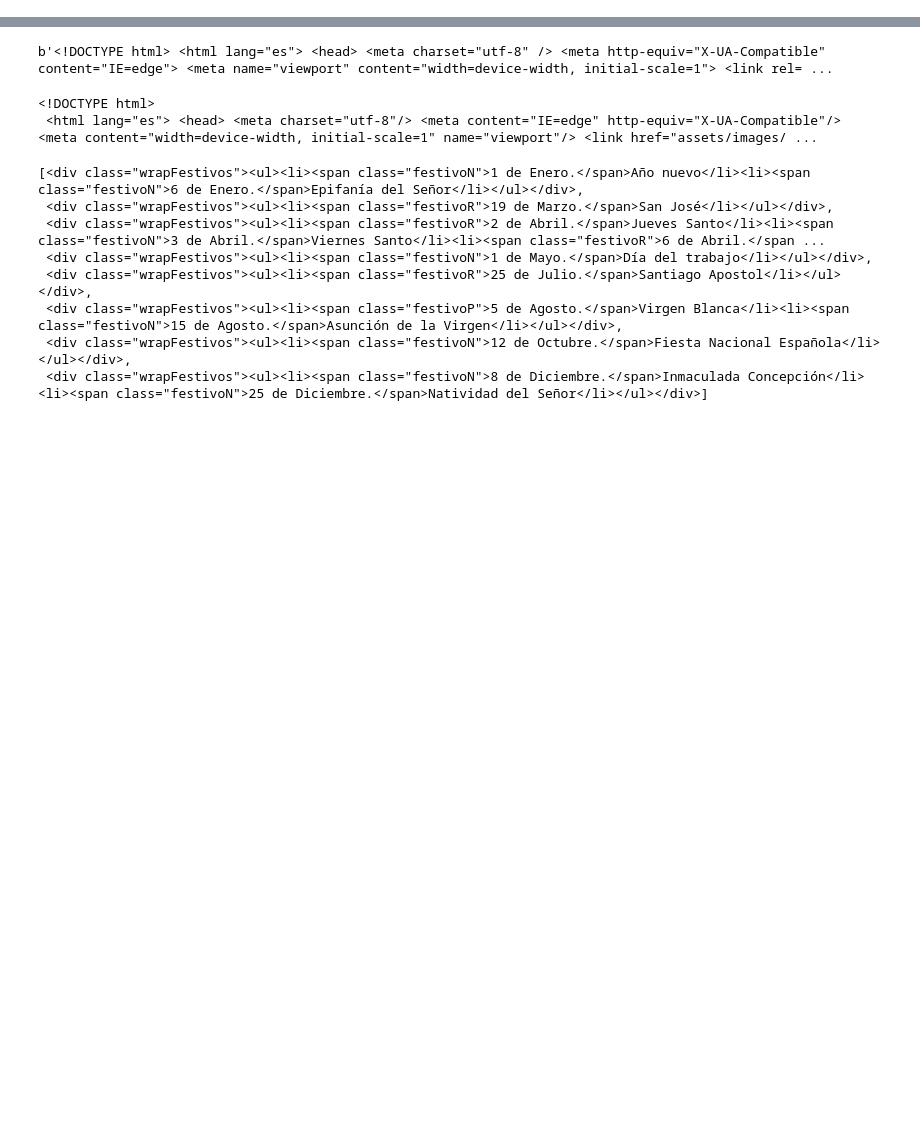
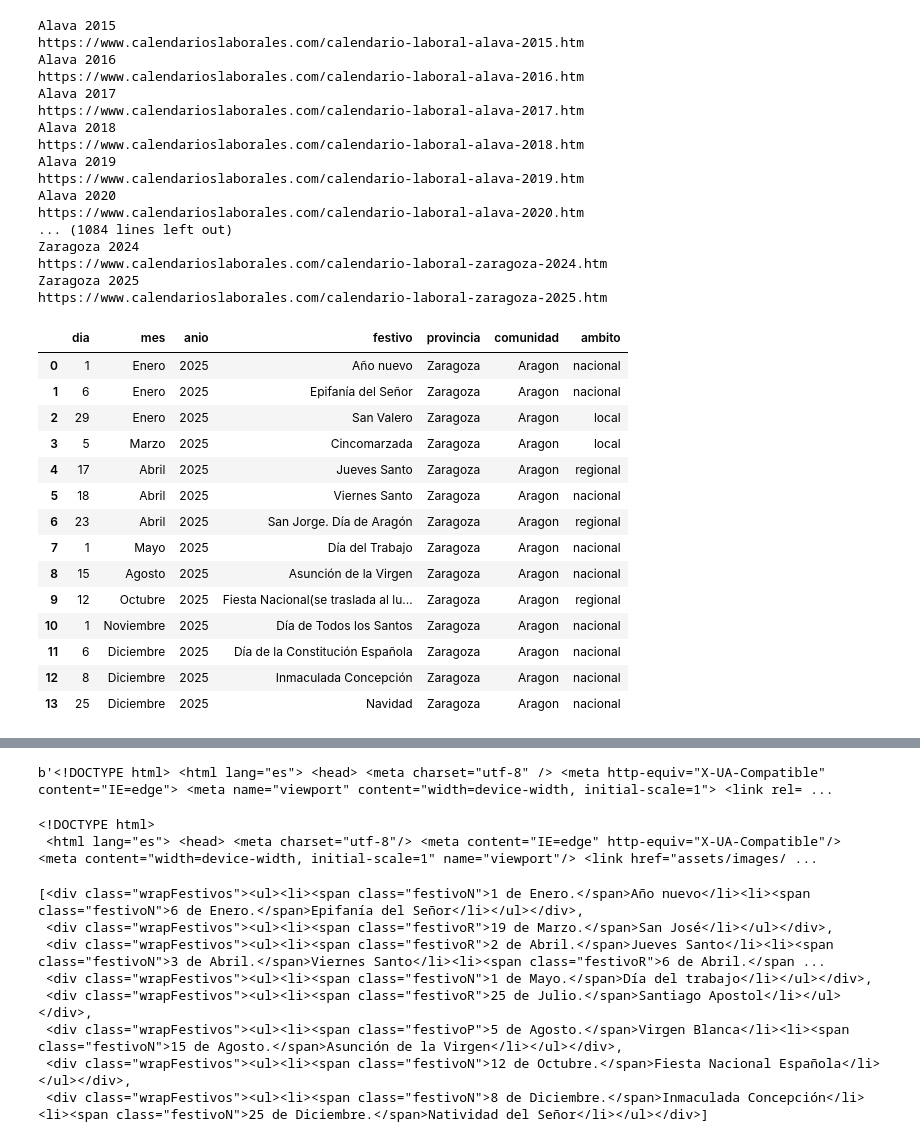
Before and after one commit to anapstl/ONLINE_DS_THEBRIDGE_course, a Jupyter notebook: wscrap_calendar.ipynb, the cells around one changed output, grey strips where cells are left out. Drawn from its saved outputs; the diff is of its cells as text; code cells hidden in the pictures; blank space fills up the shorter version.

Commit message:
wscrap_calendar

```diff
--- a/wscrap_calendar.ipynb
+++ b/wscrap_calendar.ipynb
@@ -32,9 +81,78 @@ festivos = []
+# %%
+def webscrap_calendar(provincia, anio):
+    # provincia = "Madrid"
+    # anio = 2025
+    # comunidad = "Madrid"
+    url = f"https://www.calendarioslaborales.com/calendario-laboral-{provincia.lower()}-{anio}.htm"
+    print(url)
+    res = requests.get(url)
+    soup = bs(res.text, "html.parser")
+
+    festivos = []
+
+    for div in soup.find_all("div", class_="wrapFestivos"):
+        for li in div.find_all("li"):
+            clase = li.find("span").get("class", [""])[0]
+            ambito = {
+                "festivoN": "nacional",
+                "festivoP": "local",
+                "festivoR": "regional"
+            }.get(clase, "desconocido")
+
+            span = li.find("span")
+            fecha = span.text.strip().rstrip('.').split()
+            festivo_nombre = li.get_text().replace(span.text, "").strip()
+
+            festivos.append({
+                "dia": int(fecha[0]),
+                "mes": fecha[-1],
+                "anio": anio,
+                "festivo": festivo_nombre,
+                "provincia": provincia,
+                "comunidad": get_ccaa(provincia),
+                "ambito": ambito,
+            })
+
+    df_festivos = pd.DataFrame(festivos)
+    return df_festivos
 # %%
 
 for provincia in provincias:
     for anio in range(2015, 2026):
-        url = "https://www.calendarioslaborales.com/calendario-laboral-"
-        + provincia +"-"
-        + anio +".htm"
+        print(provincia, anio)
+        df_festivos = webscrap_calendar(provincia, anio)
 
-        rx = requests.get(url)
+df_festivos
+# %% [output]
+Alava 2015
+https://www.calendarioslaborales.com/calendario-laboral-alava-2015.htm
+Alava 2016
+https://www.calendarioslaborales.com/calendario-laboral-alava-2016.htm
+Alava 2017
+https://www.calendarioslaborales.com/calendario-laboral-alava-2017.htm
+Alava 2018
+https://www.calendarioslaborales.com/calendario-laboral-alava-2018.htm
+Alava 2019
+https://www.calendarioslaborales.com/calendario-laboral-alava-2019.htm
+Alava 2020
+https://www.calendarioslaborales.com/calendario-laboral-alava-2020.htm
+... (1084 lines left out)
+Zaragoza 2024
+https://www.calendarioslaborales.com/calendario-laboral-zaragoza-2024.htm
+Zaragoza 2025
+https://www.calendarioslaborales.com/calendario-laboral-zaragoza-2025.htm
+|  | dia | mes | anio | festivo | provincia | comunidad | ambito |
+| 0 | 1 | Enero | 2025 | Año nuevo | Zaragoza | Aragon | nacional |
+| 1 | 6 | Enero | 2025 | Epifanía del Señor | Zaragoza | Aragon | nacional |
+| 2 | 29 | Enero | 2025 | San Valero | Zaragoza | Aragon | local |
+| 3 | 5 | Marzo | 2025 | Cincomarzada | Zaragoza | Aragon | local |
+| 4 | 17 | Abril | 2025 | Jueves Santo | Zaragoza | Aragon | regional |
+| 5 | 18 | Abril | 2025 | Viernes Santo | Zaragoza | Aragon | nacional |
+| 6 | 23 | Abril | 2025 | San Jorge. Día de Aragón | Zaragoza | Aragon | regional |
+| 7 | 1 | Mayo | 2025 | Día del Trabajo | Zaragoza | Aragon | nacional |
+| 8 | 15 | Agosto | 2025 | Asunción de la Virgen | Zaragoza | Aragon | nacional |
+| 9 | 12 | Octubre | 2025 | Fiesta Nacional(se traslada al lu... | Zaragoza | Aragon | regional |
+| 10 | 1 | Noviembre | 2025 | Día de Todos los Santos | Zaragoza | Aragon | nacional |
+| 11 | 6 | Diciembre | 2025 | Día de la Constitución Española | Zaragoza | Aragon | nacional |
+| 12 | 8 | Diciembre | 2025 | Inmaculada Concepción | Zaragoza | Aragon | nacional |
+| 13 | 25 | Diciembre | 2025 | Navidad | Zaragoza | Aragon | nacional |
```
Also changed, not shown: parts of 7 cells of this notebook, 1 other file.
